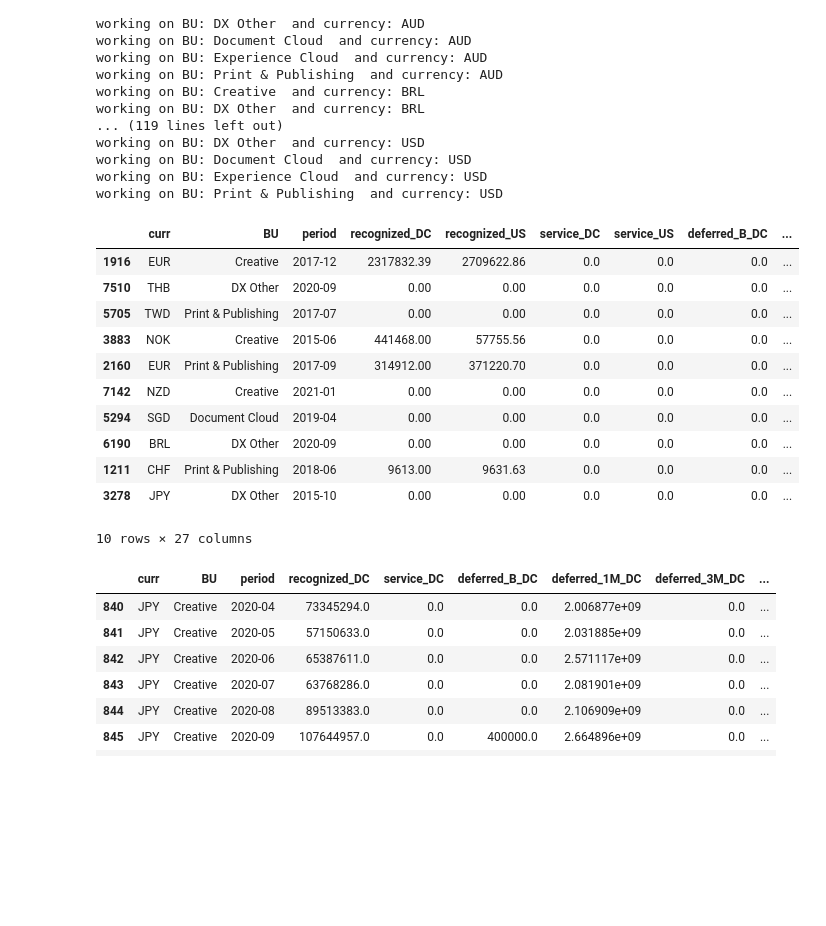
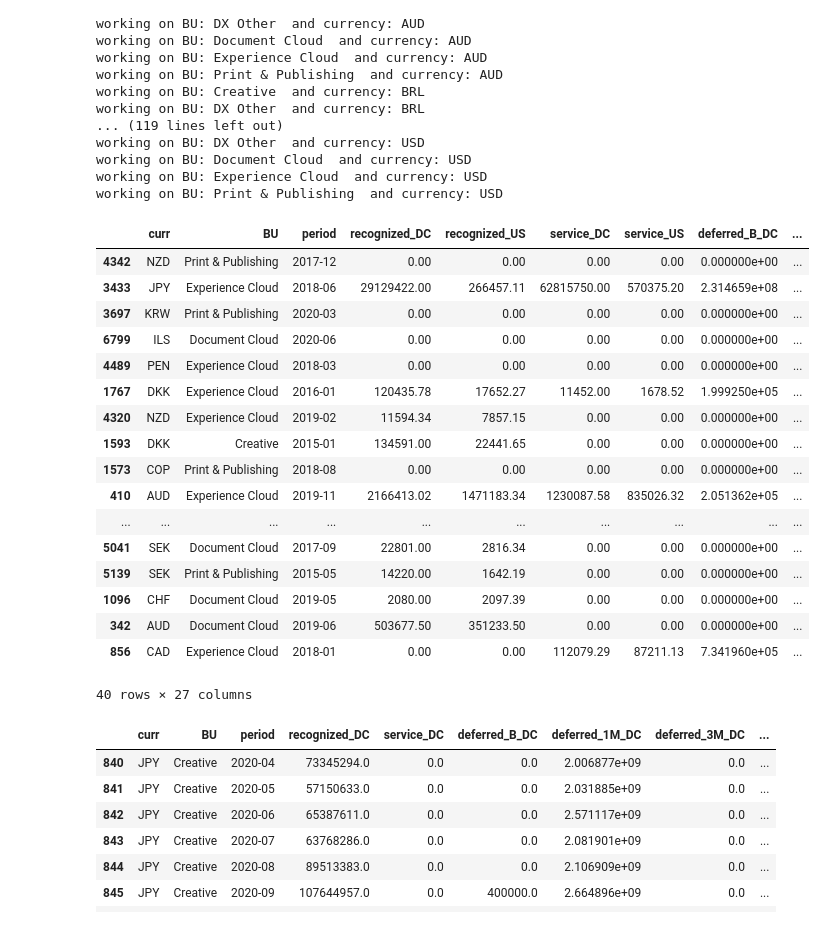
Before and after one commit to davidjsmith44/Deferred_Revenue_Forecast, a Jupyter notebook: notebooks/deferred_revenue_forecast.ipynb, the cells around one changed output. Cells and saved outputs as stored; diff of their text form; code cells hidden in the pictures; blank space fills up the shorter version.

```diff
--- a/notebooks/deferred_revenue_forecast.ipynb
+++ b/notebooks/deferred_revenue_forecast.ipynb
@@ -2311,20 +2401,26 @@ working on BU: Document Cloud  and currency: USD
 working on BU: Experience Cloud  and currency: USD
 working on BU: Print & Publishing  and currency: USD
 # %%
-df_final.sample(10)
+df_final.sample(40)
 # %% [output]
 |  | curr | BU | period | recognized_DC | recognized_US | service_DC | service_US | deferred_B_DC | ... |
-| 1916 | EUR | Creative | 2017-12 | 2317832.39 | 2709622.86 | 0.0 | 0.0 | 0.0 | ... |
-| 7510 | THB | DX Other | 2020-09 | 0.00 | 0.00 | 0.0 | 0.0 | 0.0 | ... |
-| 5705 | TWD | Print & Publishing | 2017-07 | 0.00 | 0.00 | 0.0 | 0.0 | 0.0 | ... |
-| 3883 | NOK | Creative | 2015-06 | 441468.00 | 57755.56 | 0.0 | 0.0 | 0.0 | ... |
-| 2160 | EUR | Print & Publishing | 2017-09 | 314912.00 | 371220.70 | 0.0 | 0.0 | 0.0 | ... |
-| 7142 | NZD | Creative | 2021-01 | 0.00 | 0.00 | 0.0 | 0.0 | 0.0 | ... |
-| 5294 | SGD | Document Cloud | 2019-04 | 0.00 | 0.00 | 0.0 | 0.0 | 0.0 | ... |
-| 6190 | BRL | DX Other | 2020-09 | 0.00 | 0.00 | 0.0 | 0.0 | 0.0 | ... |
-| 1211 | CHF | Print & Publishing | 2018-06 | 9613.00 | 9631.63 | 0.0 | 0.0 | 0.0 | ... |
-| 3278 | JPY | DX Other | 2015-10 | 0.00 | 0.00 | 0.0 | 0.0 | 0.0 | ... |
+| 4342 | NZD | Print & Publishing | 2017-12 | 0.00 | 0.00 | 0.00 | 0.00 | 0.000000e+00 | ... |
+| 3433 | JPY | Experience Cloud | 2018-06 | 29129422.00 | 266457.11 | 62815750.00 | 570375.20 | 2.314659e+08 | ... |
+| 3697 | KRW | Print & Publishing | 2020-03 | 0.00 | 0.00 | 0.00 | 0.00 | 0.000000e+00 | ... |
+| 6799 | ILS | Document Cloud | 2020-06 | 0.00 | 0.00 | 0.00 | 0.00 | 0.000000e+00 | ... |
+| 4489 | PEN | Experience Cloud | 2018-03 | 0.00 | 0.00 | 0.00 | 0.00 | 0.000000e+00 | ... |
+| 1767 | DKK | Experience Cloud | 2016-01 | 120435.78 | 17652.27 | 11452.00 | 1678.52 | 1.999250e+05 | ... |
+| 4320 | NZD | Experience Cloud | 2019-02 | 11594.34 | 7857.15 | 0.00 | 0.00 | 0.000000e+00 | ... |
+| 1593 | DKK | Creative | 2015-01 | 134591.00 | 22441.65 | 0.00 | 0.00 | 0.000000e+00 | ... |
+| 1573 | COP | Print & Publishing | 2018-08 | 0.00 | 0.00 | 0.00 | 0.00 | 0.000000e+00 | ... |
+| 410 | AUD | Experience Cloud | 2019-11 | 2166413.02 | 1471183.34 | 1230087.58 | 835026.32 | 2.051362e+05 | ... |
+| ... | ... | ... | ... | ... | ... | ... | ... | ... | ... |
+| 5041 | SEK | Document Cloud | 2017-09 | 22801.00 | 2816.34 | 0.00 | 0.00 | 0.000000e+00 | ... |
+| 5139 | SEK | Print & Publishing | 2015-05 | 14220.00 | 1642.19 | 0.00 | 0.00 | 0.000000e+00 | ... |
+| 1096 | CHF | Document Cloud | 2019-05 | 2080.00 | 2097.39 | 0.00 | 0.00 | 0.000000e+00 | ... |
+| 342 | AUD | Document Cloud | 2019-06 | 503677.50 | 351233.50 | 0.00 | 0.00 | 0.000000e+00 | ... |
+| 856 | CAD | Experience Cloud | 2018-01 | 0.00 | 0.00 | 112079.29 | 87211.13 | 7.341960e+05 | ... |
-10 rows × 27 columns
+40 rows × 27 columns
 # %%
 us_slice = df_fcst[(df_fcst['BU']=='Creative')&
                   (df_fcst['curr']=='JPY')]
```
Also changed, not shown: parts of 12 cells of this notebook.
